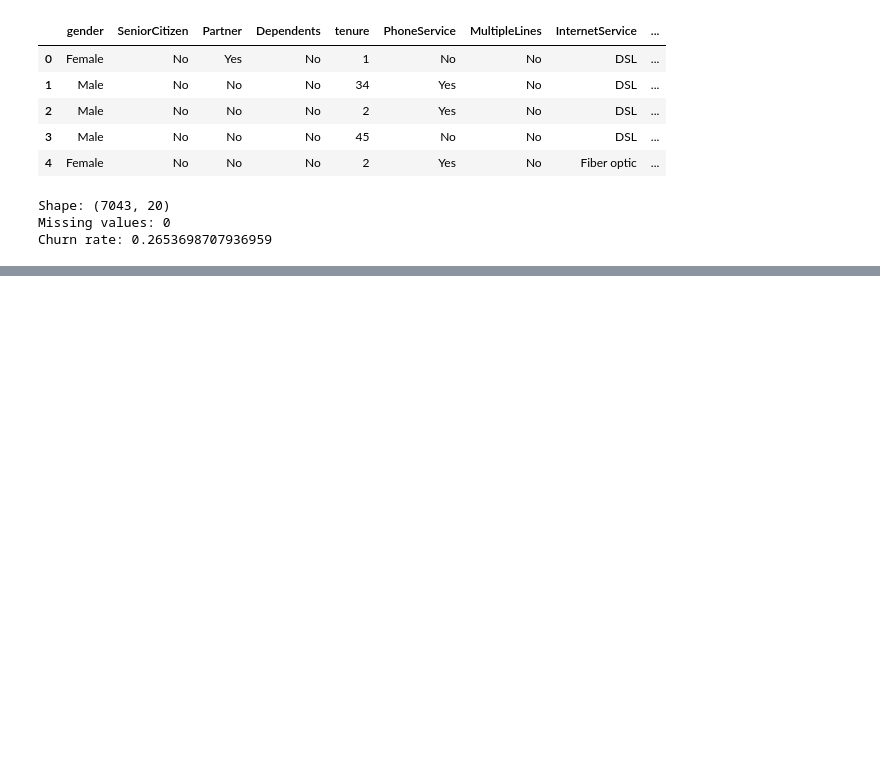
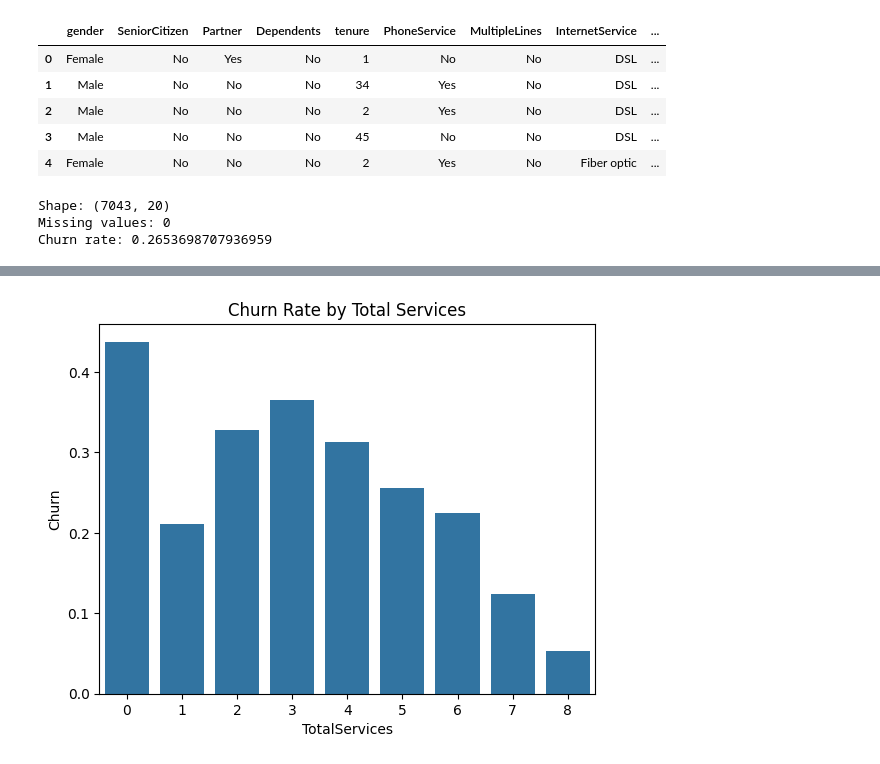
Before and after one commit to Manmohan-Shukla/Customer-Churn-Prediction, a Jupyter notebook: notebooks/02_feature_engineering.ipynb, the cells around one changed output, grey strips where cells are left out. Saved outputs shown, nothing was run; the diff lists cells and outputs as text; code cells hidden in the pictures; blank space fills up the shorter version.

```diff
--- a/notebooks/02_feature_engineering.ipynb
+++ b/notebooks/02_feature_engineering.ipynb
@@ -24,0 +83,25 @@ Churn rate: 0.2653698707936959
+# %%
+service_cols = [
+    "PhoneService",
+    "MultipleLines",
+    "OnlineSecurity",
+    "OnlineBackup",
+    "DeviceProtection",
+    "TechSupport",
+    "StreamingTV",
+    "StreamingMovies"
+]
+
+df["TotalServices"] = (df[service_cols] == "Yes").sum(axis=1)
+# %%
+sns.barplot(
+    data=df,
+    x="TotalServices",
+    y="Churn",
+    errorbar=None
+)
+
+plt.title("Churn Rate by Total Services")
+plt.show()
+# %% [output]
+[figure, added]
```
Also changed, not shown: parts of 11 cells of this notebook, 4 other files.
